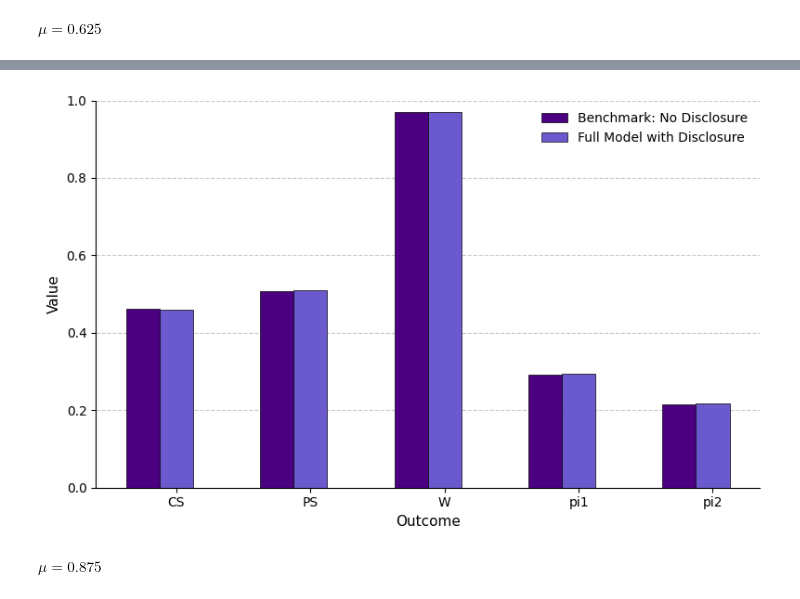
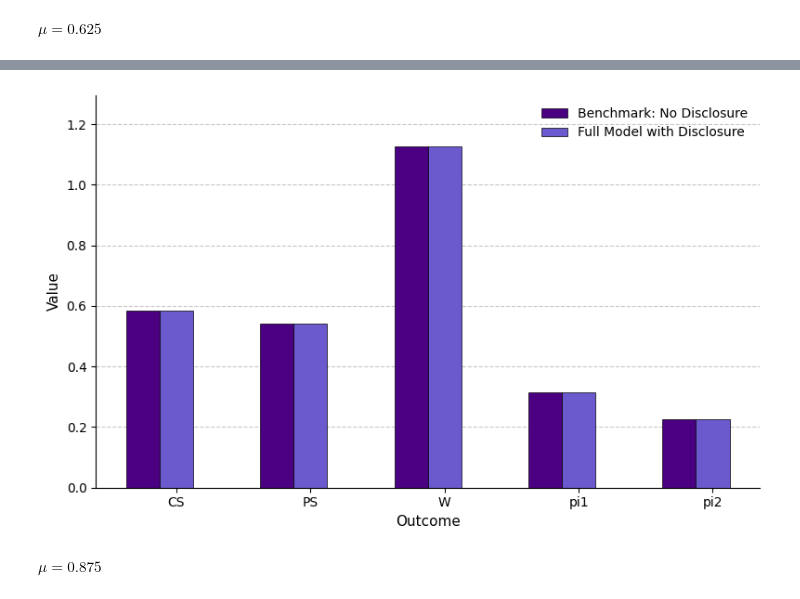
Before and after one commit to lkh927/masters2026, a Jupyter notebook: Model_var_mu.ipynb, the cells around one changed output, grey strips where cells are left out. Cells and saved outputs as stored; diff of their text form; code cells hidden in the pictures.

```diff
--- a/Model_var_mu.ipynb
+++ b/Model_var_mu.ipynb
@@ -108,8 +105,8 @@ model.plot_welfare_comparison(df_compare_AN)
 # %%
-df_compare_A = model.compare_outcomes_benchmark(eps=0.5, s=0.15, mu=0.625, sigma=0.5)
+df_compare_A = model.compare_outcomes_benchmark(eps=0.5, s=0.05, mu=0.625, sigma=0.5)
 model.plot_welfare_comparison(df_compare_A)
 # %% [output]
-[figure, old version]
+[figure, new version]
 # %% [markdown]
 **$\mu=0.875$**
 # %%
```
Also changed, not shown: parts of 7 cells of this notebook, 5 other files.
